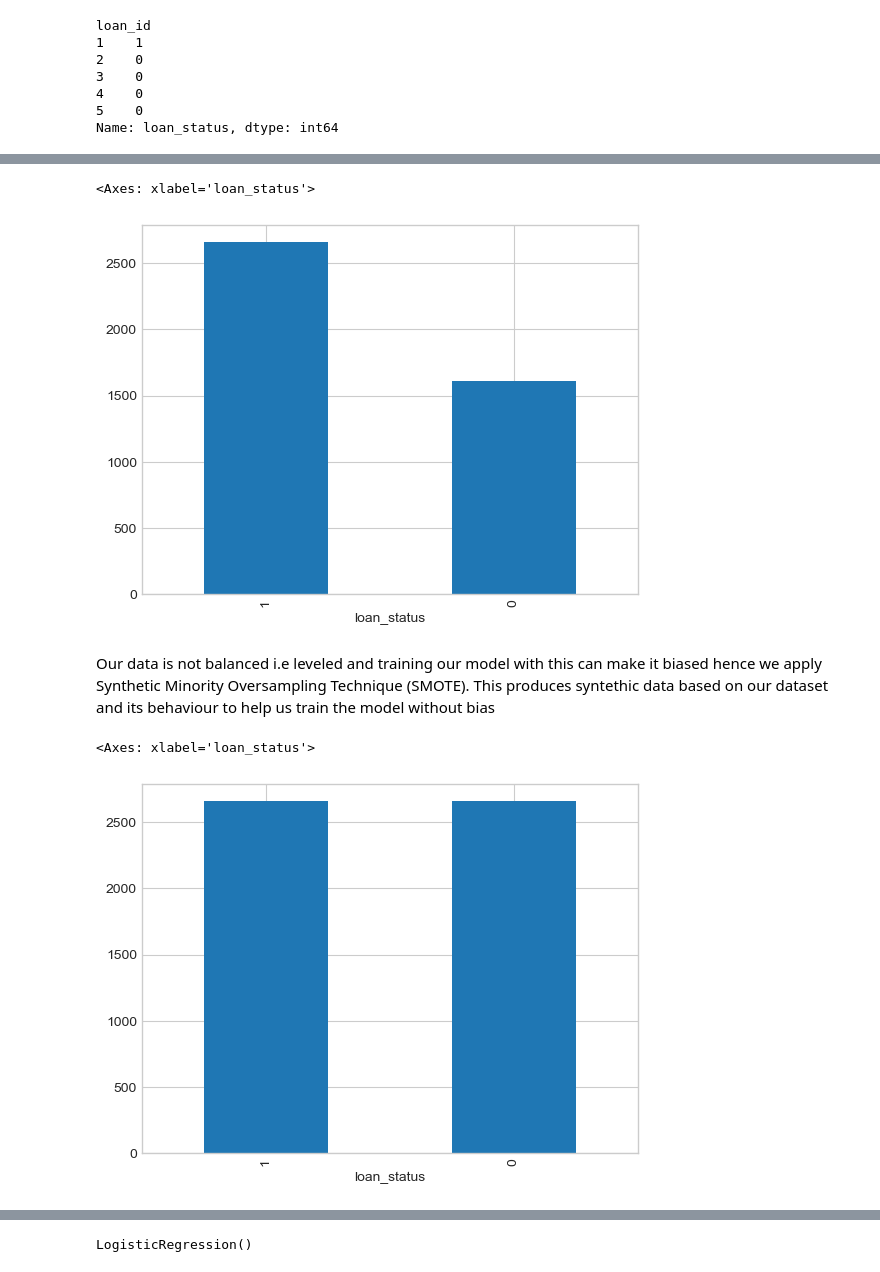
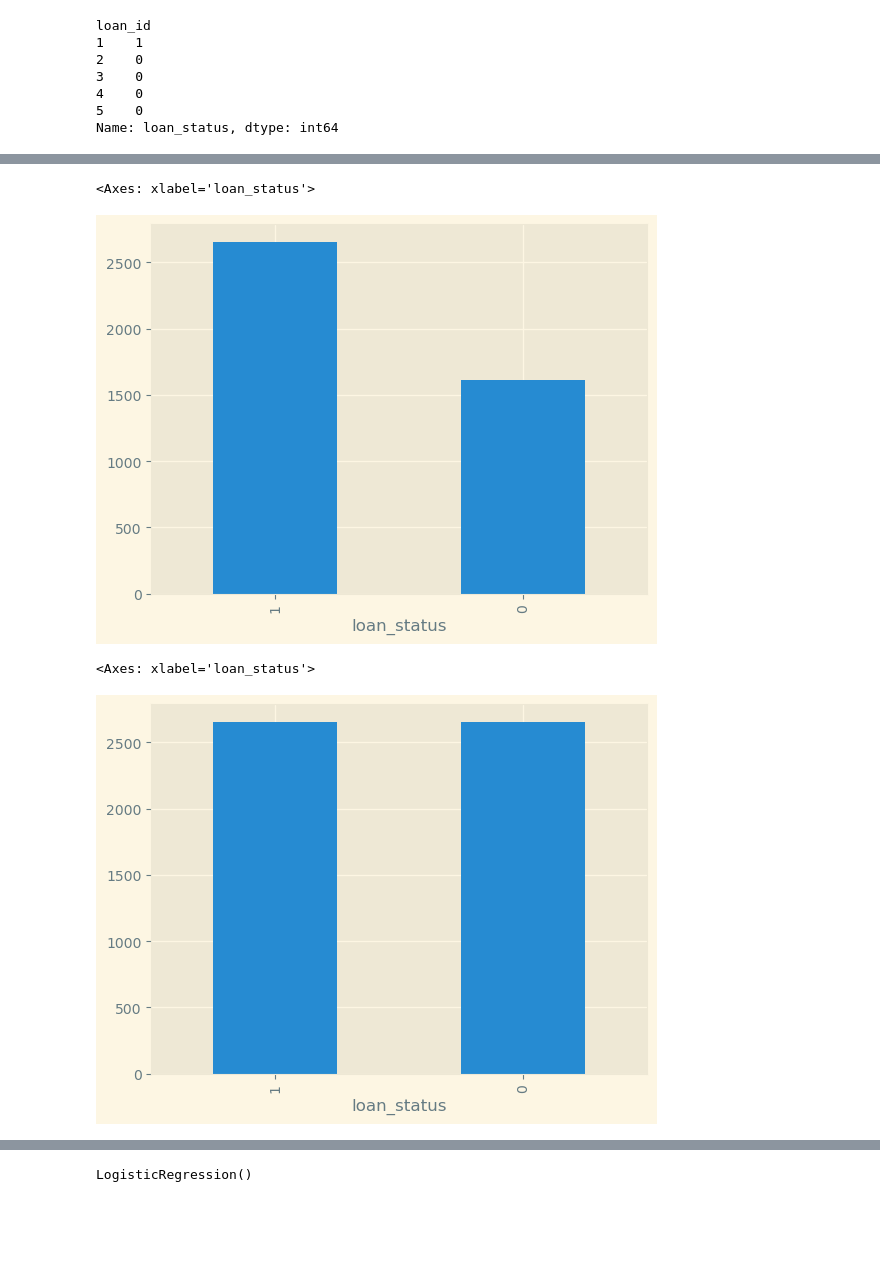
Before and after one commit to DeeKtechie/Loan-Approval-Prediction, a Jupyter notebook: loan_approval_prediction.ipynb, the cells around one changed output, grey strips where cells are left out. Saved outputs shown, nothing was run; the diff lists cells and outputs as text; code cells hidden in the pictures; blank space fills up the shorter version.

```diff
--- a/loan_approval_prediction.ipynb
+++ b/loan_approval_prediction.ipynb
@@ -231,5 +194,5 @@ print(plt.style.available)
 # %%
 #Selecting a style format
 
-plt.style.use('seaborn-v0_8-whitegrid')
+plt.style.use('Solarize_Light2')
 # %%
@@ -397,6 +319,6 @@ X
 # %%
-y = df['loan_status'].apply(lambda x: 1 if x == 'Approved'  else 0)
-y.head()
+Y = df['loan_status'].apply(lambda x: 1 if x == 'Approved'  else 0)
+Y.head()
 # %% [output]
 loan_id
 1    1
@@ -408,13 +348,9 @@ Name: loan_status, dtype: int64
 # %%
-# Checking our target to see if it is balanced
-
-y.value_counts().plot(
+Y.value_counts().plot(
     kind = 'bar'
 )
 # %% [output]
 <Axes: xlabel='loan_status'>
-[figure, old version]
+[figure, new version]
-# %% [markdown]
-Our data is not balanced i.e leveled and training our model with this can make it biased hence we apply Synthetic Minority Oversampling Technique (SMOTE). This produces syntethic data based on our dataset and its behaviour to help us train the model without bias
 # %%
 smote = SMOTE(sampling_strategy = 'auto', random_state = 42)
@@ -422,9 +358,7 @@ X_resampled, y_resampled, = smote.fit_resample(X,y)
 # %%
-# Checking our target to see if it is balanced
-
-y_resampled.value_counts().plot(
+Y_resampled.value_counts().plot(
     kind = 'bar'
 )
 # %% [output]
 <Axes: xlabel='loan_status'>
-[figure, old version]
+[figure, new version]
```
Also changed, not shown: parts of 101 cells of this notebook.
